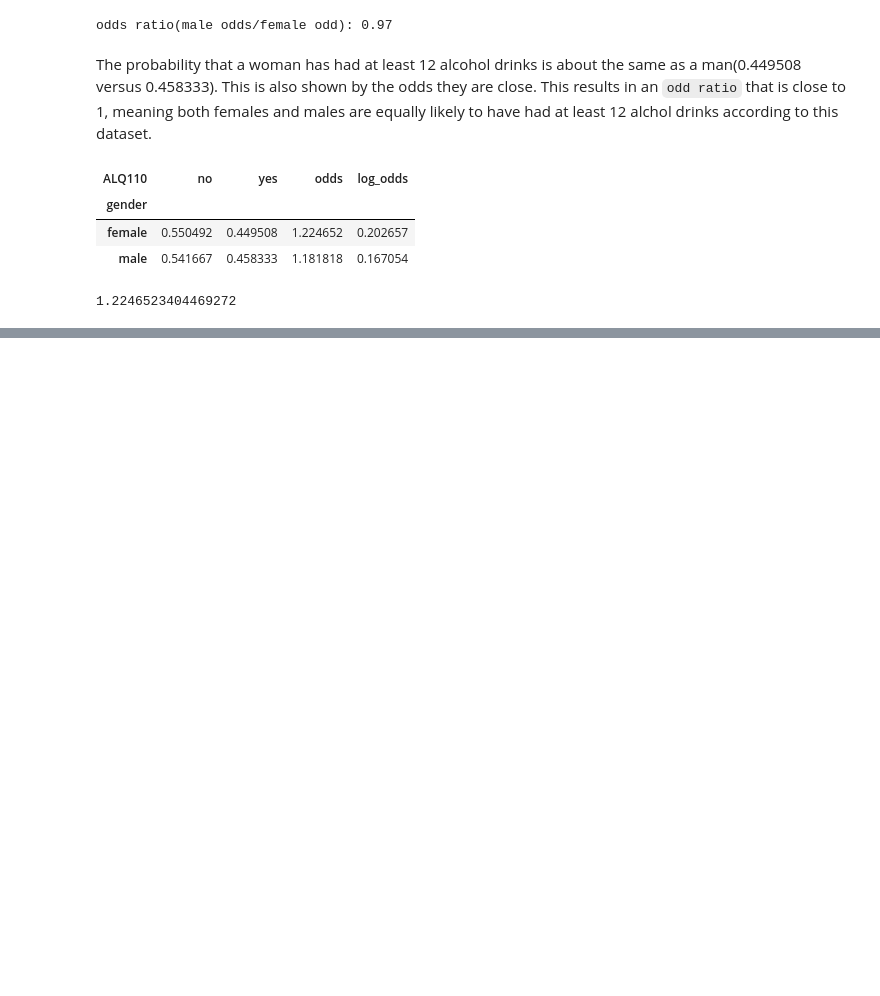
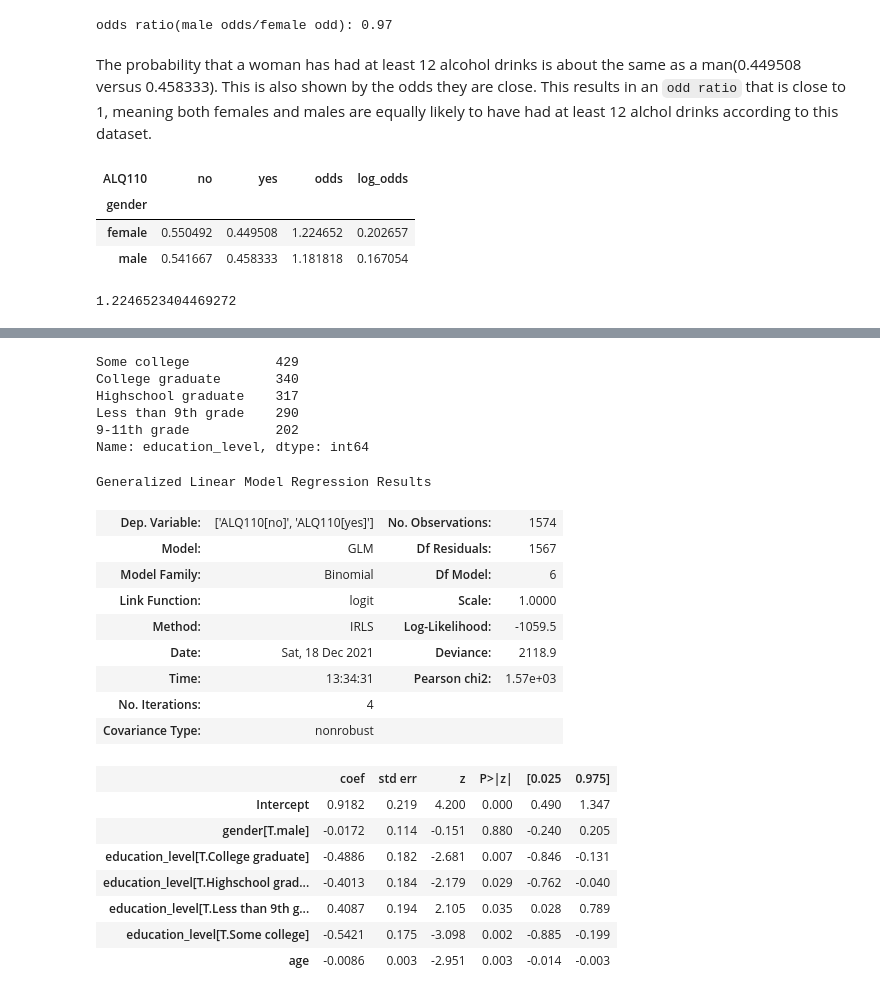
Before and after one commit to jaimebunay/statistics_in_python, a Jupyter notebook: inferential_statistics/regressions.ipynb, the cells around one changed output, grey strips where cells are left out. Saved outputs shown, nothing was run; the diff lists cells and outputs as text; code cells hidden in the pictures; blank space fills up the shorter version.

```diff
--- a/inferential_statistics/regressions.ipynb
+++ b/inferential_statistics/regressions.ipynb
@@ -340,0 +362,32 @@ Generalized Linear Model Regression Results
+# %%
+# Use logistic regression to relate drinking to age, gender, and education.
+# there only two values with 'Don't know' responses so we can drop it
+df = df[df.education_level != "Don't Know"]
+display(df.education_level.value_counts())
+model = sm.GLM.from_formula("ALQ110 ~ age + gender + education_level", family=sm.families.Binomial(), data=df).fit()
+model.summary()
+# %% [output]
+Some college           429
+College graduate       340
+Highschool graduate    317
+Less than 9th grade    290
+9-11th grade           202
+Name: education_level, dtype: int64
+Generalized Linear Model Regression Results
+| Dep. Variable: | ['ALQ110[no]', 'ALQ110[yes]'] | No. Observations: | 1574 |
+| Model: | GLM | Df Residuals: | 1567 |
+| Model Family: | Binomial | Df Model: | 6 |
+| Link Function: | logit | Scale: | 1.0000 |
+| Method: | IRLS | Log-Likelihood: | -1059.5 |
+| Date: | Sat, 18 Dec 2021 | Deviance: | 2118.9 |
+| Time: | 13:34:31 | Pearson chi2: | 1.57e+03 |
+| No. Iterations: | 4 |  |  |
+| Covariance Type: | nonrobust |  |  |
+|  | coef | std err | z | P>|z| | [0.025 | 0.975] |
+| Intercept | 0.9182 | 0.219 | 4.200 | 0.000 | 0.490 | 1.347 |
+| gender[T.male] | -0.0172 | 0.114 | -0.151 | 0.880 | -0.240 | 0.205 |
+| education_level[T.College graduate] | -0.4886 | 0.182 | -2.681 | 0.007 | -0.846 | -0.131 |
+| education_level[T.Highschool grad... | -0.4013 | 0.184 | -2.179 | 0.029 | -0.762 | -0.040 |
+| education_level[T.Less than 9th g... | 0.4087 | 0.194 | 2.105 | 0.035 | 0.028 | 0.789 |
+| education_level[T.Some college] | -0.5421 | 0.175 | -3.098 | 0.002 | -0.885 | -0.199 |
+| age | -0.0086 | 0.003 | -2.951 | 0.003 | -0.014 | -0.003 |
```
Also changed, not shown: parts of 15 cells of this notebook.
